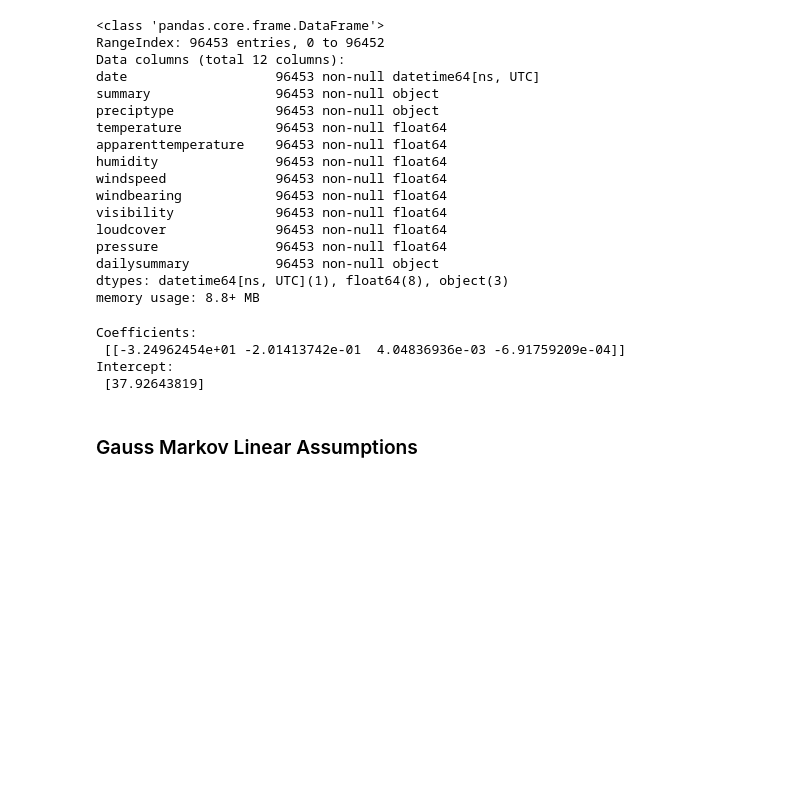
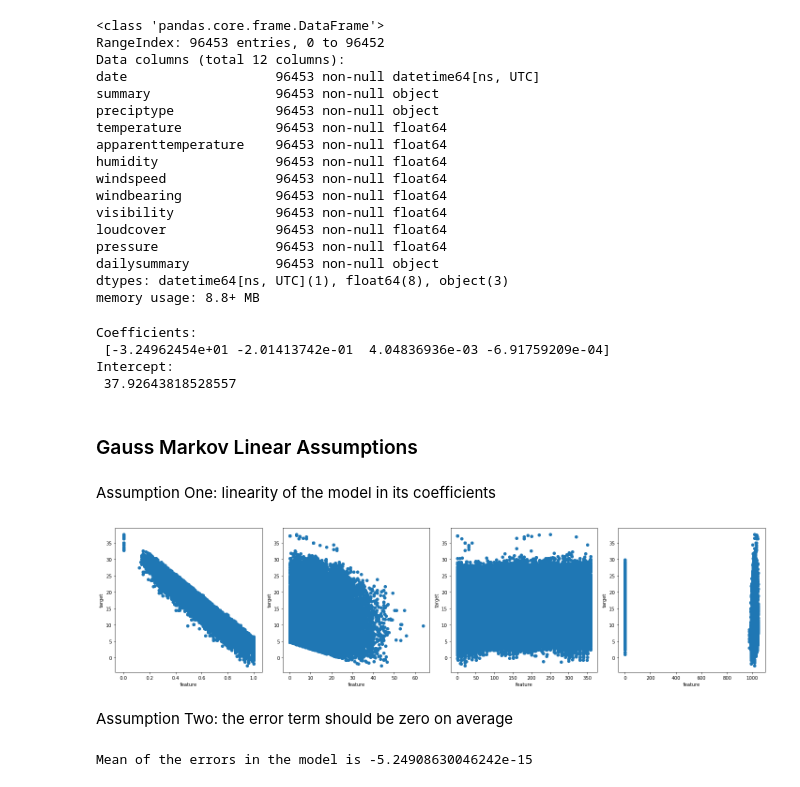
Before and after one commit to BenGriffith/data-science, a Jupyter notebook: exercises/the-assumptions-of-linear-regression.ipynb, the cells around one changed output. Drawn from its saved outputs; the diff is of its cells as text; code cells hidden in the pictures; blank space fills up the shorter version.

Commit message:
Updated linear regression assumptions

```diff
--- a/exercises/the-assumptions-of-linear-regression.ipynb
+++ b/exercises/the-assumptions-of-linear-regression.ipynb
@@ -45,17 +45,54 @@ memory usage: 8.8+ MB
 # %%
 # Independent and dependent variables
 X = weather[['humidity', 'windspeed', 'windbearing', 'pressure']]
-Y = weather[['temperature']]
+Y = weather['temperature']
 # %%
 # Linear Regression model
 lrm = LinearRegression()
 lrm.fit(X, Y)
+predictions = lrm.predict(X)
 print('Coefficients: \n', lrm.coef_)
 print('Intercept: \n', lrm.intercept_)
 # %% [output]
 Coefficients:
- [[-3.24962454e+01 -2.01413742e-01  4.04836936e-03 -6.91759209e-04]]
+ [-3.24962454e+01 -2.01413742e-01  4.04836936e-03 -6.91759209e-04]
 Intercept:
- [37.92643819]
+ 37.92643818528557
 # %% [markdown]
 ### Gauss Markov Linear Assumptions
+# %% [markdown]
+Assumption One: linearity of the model in its coefficients
+# %%
+plt.figure(figsize=(20, 5))
+
+plt.subplot(1, 4, 1)
+plt.scatter(X['humidity'], predictions)
+plt.xlabel('feature')
+plt.ylabel('target')
+
+plt.subplot(1, 4, 2)
+plt.scatter(X['windspeed'], predictions)
+plt.xlabel('feature')
+plt.ylabel('target')
+
+plt.subplot(1, 4, 3)
+plt.scatter(X['windbearing'], predictions)
+plt.xlabel('feature')
+plt.ylabel('target')
+
+plt.subplot(1, 4, 4)
+plt.scatter(X['pressure'], predictions)
+plt.xlabel('feature')
+plt.ylabel('target')
+
+plt.tight_layout()
+plt.show()
+# %% [output]
+[figure, added]
+# %% [markdown]
+Assumption Two: the error term should be zero on average
+# %%
+errors = Y - predictions
+print('Mean of the errors in the model is {}'.format(np.mean(errors)))
+# %% [output]
+Mean of the errors in the model is -5.24908630046242e-15
```
Also changed, not shown: parts of 15 cells of this notebook.
